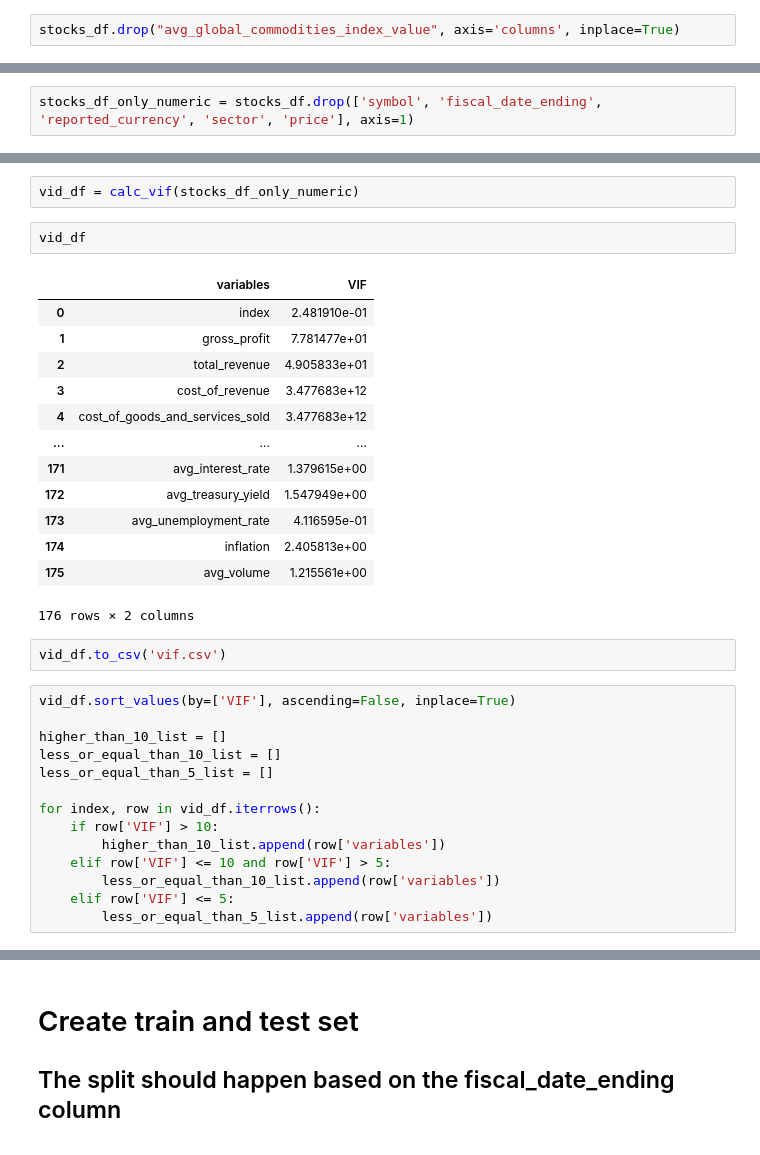
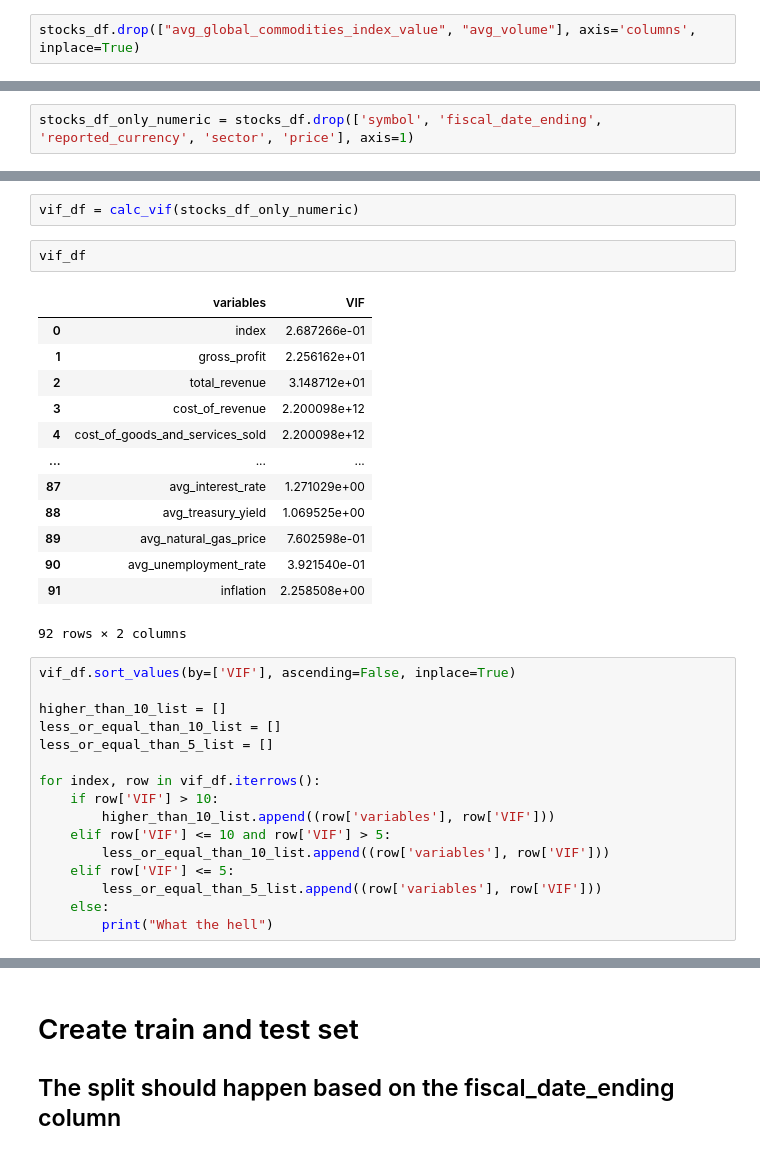
Before and after one commit to OrestisStefanou/InvestorAPI, a Jupyter notebook: analytics/notebooks/PricePrediction.ipynb, the cells around one changed output, grey strips where cells are left out. Cells and saved outputs as stored; diff of their text form.

```diff
--- a/analytics/notebooks/PricePrediction.ipynb
+++ b/analytics/notebooks/PricePrediction.ipynb
@@ -8,7 +8,7 @@ query = "SELECT * FROM price_prediction_dataset ORDER BY DATE(fiscal_date_ending
 
 stocks_df = pd.read_sql(query, conn)
 # %%
-stocks_df.drop("avg_global_commodities_index_value", axis='columns', inplace=True)
+stocks_df.drop(["avg_global_commodities_index_value", "avg_volume"], axis='columns', inplace=True)
 # %%
 stocks_df.columns
 # %% [output]
@@ -115,37 +138,37 @@ stocks_df_only_numeric = stocks_df.drop(['symbol', 'fiscal_date_ending', 'report
 # %%
-vid_df = calc_vif(stocks_df_only_numeric)
+vif_df = calc_vif(stocks_df_only_numeric)
 # %%
-vid_df
+vif_df
 # %% [output]
 |  | variables | VIF |
-| 0 | index | 2.481910e-01 |
-| 1 | gross_profit | 7.781477e+01 |
-| 2 | total_revenue | 4.905833e+01 |
-| 3 | cost_of_revenue | 3.477683e+12 |
-| 4 | cost_of_goods_and_services_sold | 3.477683e+12 |
+| 0 | index | 2.687266e-01 |
+| 1 | gross_profit | 2.256162e+01 |
+| 2 | total_revenue | 3.148712e+01 |
+| 3 | cost_of_revenue | 2.200098e+12 |
+| 4 | cost_of_goods_and_services_sold | 2.200098e+12 |
 | ... | ... | ... |
-| 171 | avg_interest_rate | 1.379615e+00 |
-| 172 | avg_treasury_yield | 1.547949e+00 |
-| 173 | avg_unemployment_rate | 4.116595e-01 |
-| 174 | inflation | 2.405813e+00 |
-| 175 | avg_volume | 1.215561e+00 |
+| 87 | avg_interest_rate | 1.271029e+00 |
+| 88 | avg_treasury_yield | 1.069525e+00 |
+| 89 | avg_natural_gas_price | 7.602598e-01 |
+| 90 | avg_unemployment_rate | 3.921540e-01 |
+| 91 | inflation | 2.258508e+00 |
-176 rows × 2 columns
+92 rows × 2 columns
-# %%
-vid_df.to_csv('vif.csv')
 # %%
-vid_df.sort_values(by=['VIF'], ascending=False, inplace=True)
+vif_df.sort_values(by=['VIF'], ascending=False, inplace=True)
 
 higher_than_10_list = []
 less_or_equal_than_10_list = []
 less_or_equal_than_5_list = []
 
-for index, row in vid_df.iterrows():
+for index, row in vif_df.iterrows():
     if row['VIF'] > 10:
-        higher_than_10_list.append(row['variables'])
+        higher_than_10_list.append((row['variables'], row['VIF']))
     elif row['VIF'] <= 10 and row['VIF'] > 5:
-        less_or_equal_than_10_list.append(row['variables'])
+        less_or_equal_than_10_list.append((row['variables'], row['VIF']))
     elif row['VIF'] <= 5:
-        less_or_equal_than_5_list.append(row['variables'])
+        less_or_equal_than_5_list.append((row['variables'], row['VIF']))
+    else:
+        print("What the hell")
 # %%
 higher_than_10_list
 # %% [output]
```
Also changed, not shown: parts of 19 cells of this notebook, 2 other files.
